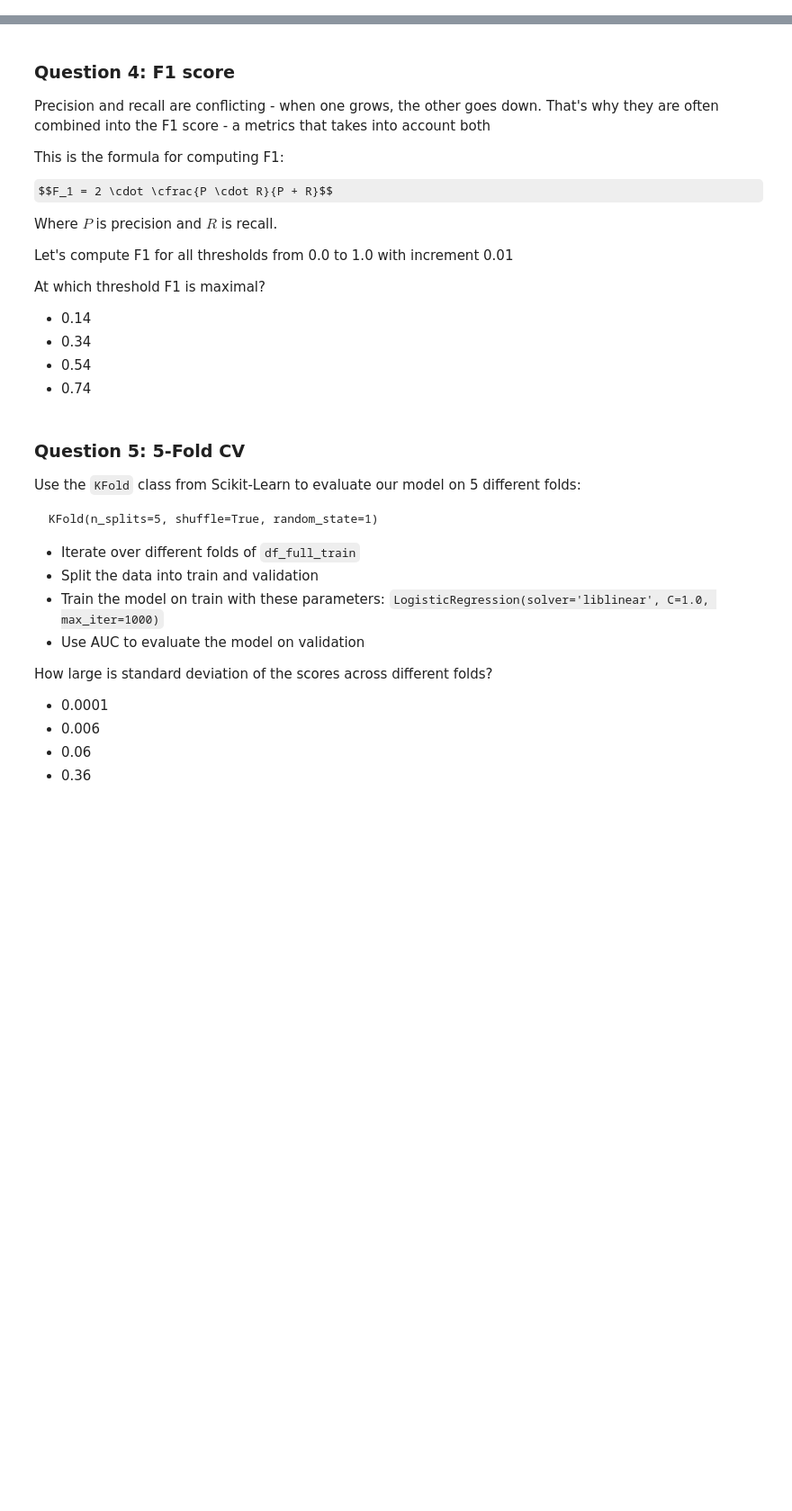
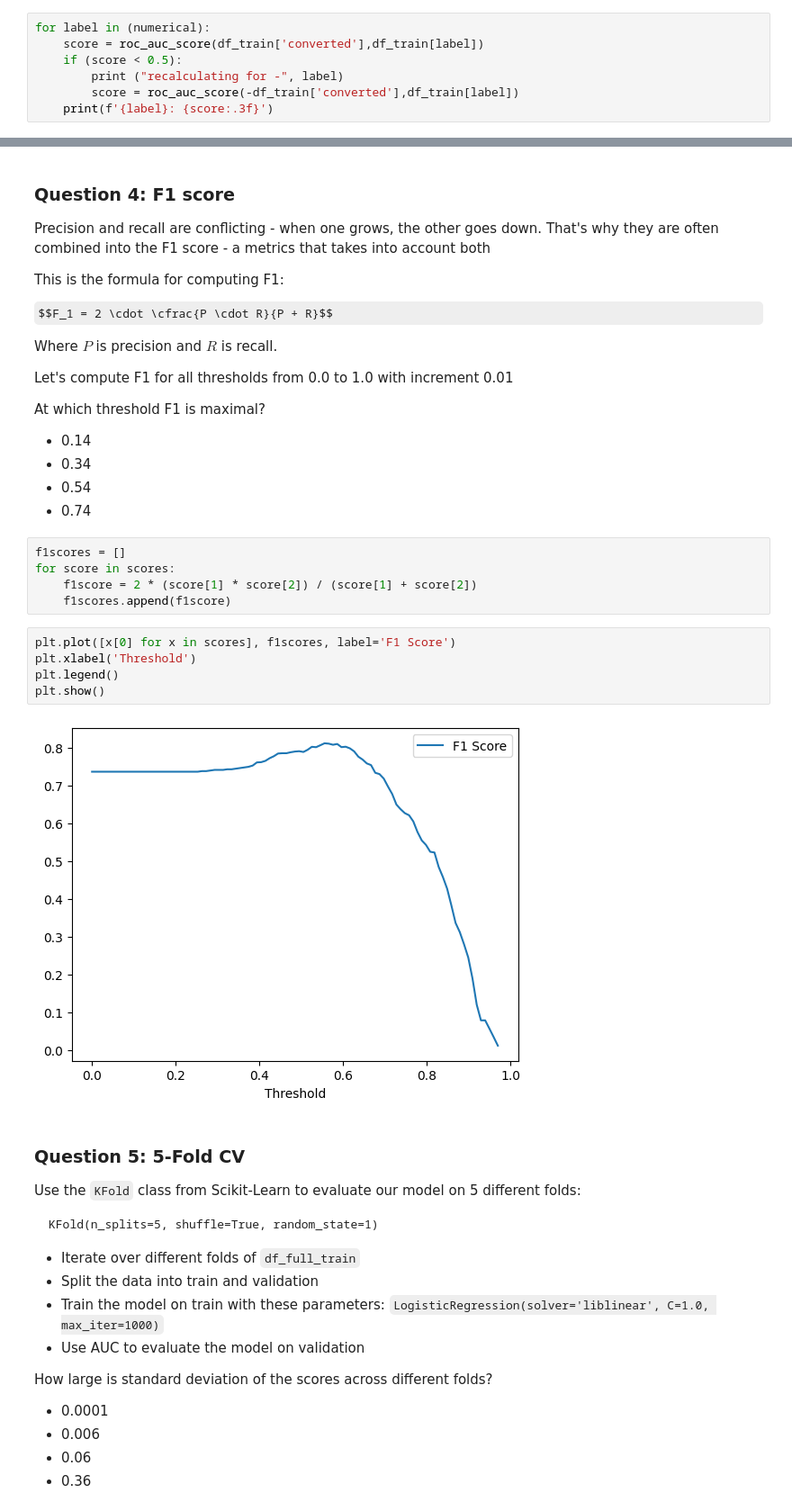
Before and after one commit to sudhagart/mlzoom-hw, a Jupyter notebook: 04-evaluation/homework.ipynb, the cells around one changed output, grey strips where cells are left out. Shown at 90% size. Drawn from its saved outputs; the diff is of its cells as text; some formulas as TeX source; blank space fills up the shorter version.

```diff
--- a/04-evaluation/homework.ipynb
+++ b/04-evaluation/homework.ipynb
@@ -135,3 +136,10 @@ Which numerical variable (among the following 4) has the highest AUC?
 - `number_of_courses_viewed`
 - `interaction_count`
 - `annual_income`
+# %%
+for label in (numerical):
+    score = roc_auc_score(df_train['converted'],df_train[label])
+    if (score < 0.5):
+        print ("recalculating for -", label)
+        score = roc_auc_score(-df_train['converted'],df_train[label])
+    print(f'{label}: {score:.3f}')
@@ -184,6 +283,18 @@ At which threshold F1 is maximal?
 - 0.34
 - 0.54
 - 0.74
+# %%
+f1scores = []
+for score in scores:
+    f1score = 2 * (score[1] * score[2]) / (score[1] + score[2])
+    f1scores.append(f1score)
+# %%
+plt.plot([x[0] for x in scores], f1scores, label='F1 Score')
+plt.xlabel('Threshold')
+plt.legend()
+plt.show()
+# %% [output]
+[figure, added]
 # %% [markdown]
 ### Question 5: 5-Fold CV
 
```
Also changed, not shown: parts of 9 cells of this notebook.
